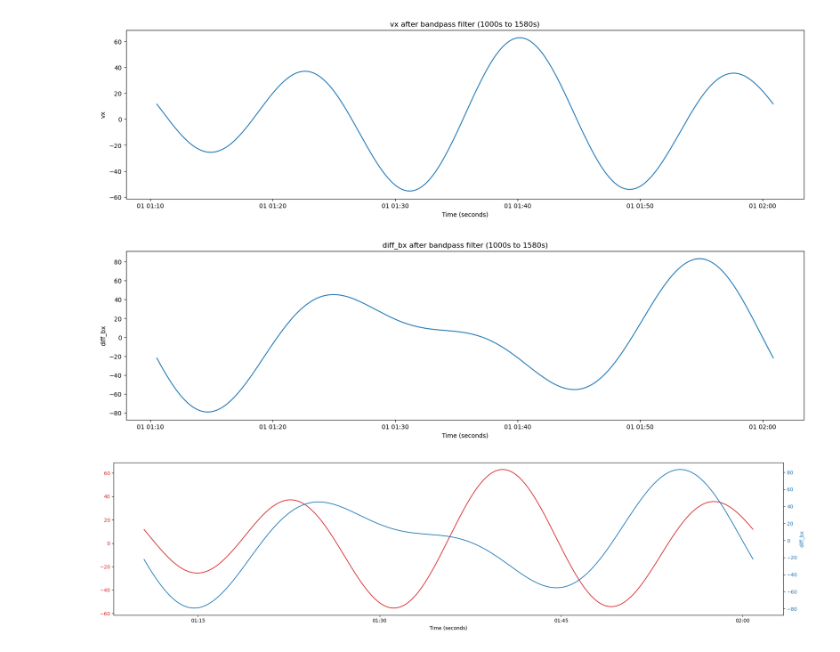
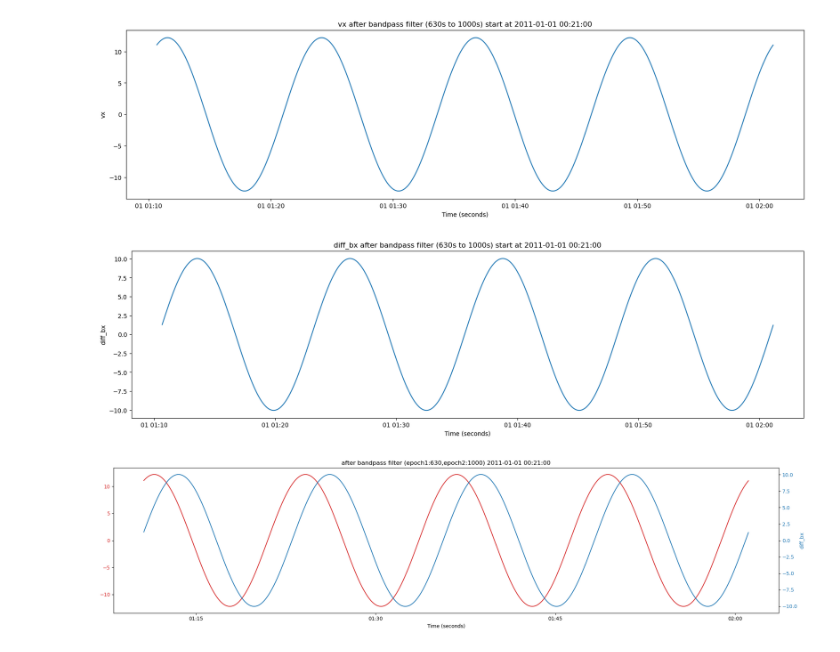
Before and after one commit to cleo24620/DMSP, a Jupyter notebook: code/walen_s1_ssies3.ipynb, the cells around one changed output. Cells and saved outputs as stored; diff of their text form; code cells hidden in the pictures.

```diff
--- a/code/walen_s1_ssies3.ipynb
+++ b/code/walen_s1_ssies3.ipynb
@@ -24,3 +24,4 @@ vxraw_set_nan.plot()
 # %%
-start_idx,end_idx = file_cdf.return_start_end_idx()
+# 获取截断索引
+start_idx,end_idx = file_ssies3.return_start_end_idx()
 # %%
@@ -28,11 +30,12 @@ data = libs_cleo.walen_test_s1_sseis3(data_s1=data_s1,data_ssies3=data_ssies3,st
 data['vx'] = data['vx'].interpolate(method='linear')
 data['diff_bx'] = data['diff_bx'].interpolate(method='linear')
 # %%
-filter_vx = libs_cleo.BandPassFilter(data['vx'],data['Epoch'])
-filter_diff_bx = libs_cleo.BandPassFilter(data['diff_bx'],data['Epoch'])
+# 带通滤波器
+bandpassfilter_vx = libs_cleo.BandPassFilter(data['vx'], data['Epoch'], start_time_for_title=start_time_for_title)
+bandpassfilter_diff_bx = libs_cleo.BandPassFilter(data['diff_bx'], data['Epoch'], start_time_for_title=start_time_for_title)
 
-fig1 = filter_vx.draw_original_signal()
-fig2 = filter_diff_bx.draw_original_signal()
-fig3 = filter_vx.draw_frequency_amplitude()
-fig4 = filter_diff_bx.draw_frequency_amplitude()
+fig1 = bandpassfilter_vx.draw_original_signal()
+fig2 = bandpassfilter_diff_bx.draw_original_signal()
+fig3 = bandpassfilter_vx.draw_frequency_amplitude(is_log=True)
+fig4 = bandpassfilter_diff_bx.draw_frequency_amplitude(is_log=True)
 # %% [output]
@@ -43,29 +46,34 @@ fig4 = filter_diff_bx.draw_frequency_amplitude()
 # %%
-fig5,vx_filtered = filter_vx.signal_after_bandpass_filter(epoch1=1000,epoch2=1580,is_draw=True)
-fig6,diff_bx_filtered = filter_diff_bx.signal_after_bandpass_filter(epoch1=1000,epoch2=1580,is_draw=True)
+# 设置周期
+epoch1 = 630
+epoch2 = 1000
+fig5,vx_filtered = bandpassfilter_vx.signal_after_bandpass_filter(epoch1=epoch1, epoch2=epoch2, is_draw=True)
+fig6,diff_bx_filtered = bandpassfilter_diff_bx.signal_after_bandpass_filter(epoch1=630, epoch2=1000, is_draw=True)
 # %% [output]
-[figure, old version]
+[figure, new version]
-[figure, old version]
+[figure, new version]
 # %%
-fig,ax1 = plt.subplots(figsize=(20,5))
+fig,ax = plt.subplots(figsize=(20, 5))
+ax.set_title(f"after bandpass filter (epoch1:{epoch1},epoch2:{epoch2}) {start_time_for_title}")
 # 绘制第一组数据，使用左侧y轴
 color = 'tab:red'
-ax1.set_xlabel('Time (seconds)')
-ax1.plot(data['Epoch'], vx_filtered, color=color)
-ax1.xaxis.set_major_locator(mdates.MinuteLocator(byminute=[0,15,30,45]))  # 只在12点和13点显示
-ax1.xaxis.set_major_formatter(mdates.DateFormatter('%H:%M'))  # 格式化显示格式
-ax1.tick_params(axis='y', labelcolor=color)
+ax.set_xlabel('Time (seconds)')
+ax.plot(data['Epoch'], vx_filtered, color=color)
+ax.xaxis.set_major_locator(mdates.MinuteLocator(byminute=[0, 15, 30, 45]))  # 只在12点和13点显示
+ax.xaxis.set_major_formatter(mdates.DateFormatter('%H:%M'))  # 格式化显示格式
+ax.tick_params(axis='y', labelcolor=color)
 
 # 创建第二个坐标轴，共享同一个x轴
-ax2 = ax1.twinx()
+ax_right = ax.twinx()
 color = 'tab:blue'
-ax2.set_ylabel('diff_bx', color=color)
-ax2.plot(data['Epoch'], diff_bx_filtered, color=color)
-ax2.tick_params(axis='y', labelcolor=color)
+ax_right.set_ylabel('diff_bx', color=color)
+ax_right.plot(data['Epoch'], diff_bx_filtered, color=color)
+ax_right.tick_params(axis='y', labelcolor=color)
+
 
 # 显示图形
 fig.tight_layout()  # 可选，为了更好的布局
 # fig.suptitle(f' after bandpass filter (s to s)')
 plt.show()
 # %% [output]
-[figure, old version]
+[figure, new version]
```
Also changed, not shown: parts of 5 cells of this notebook, 8 other files.
